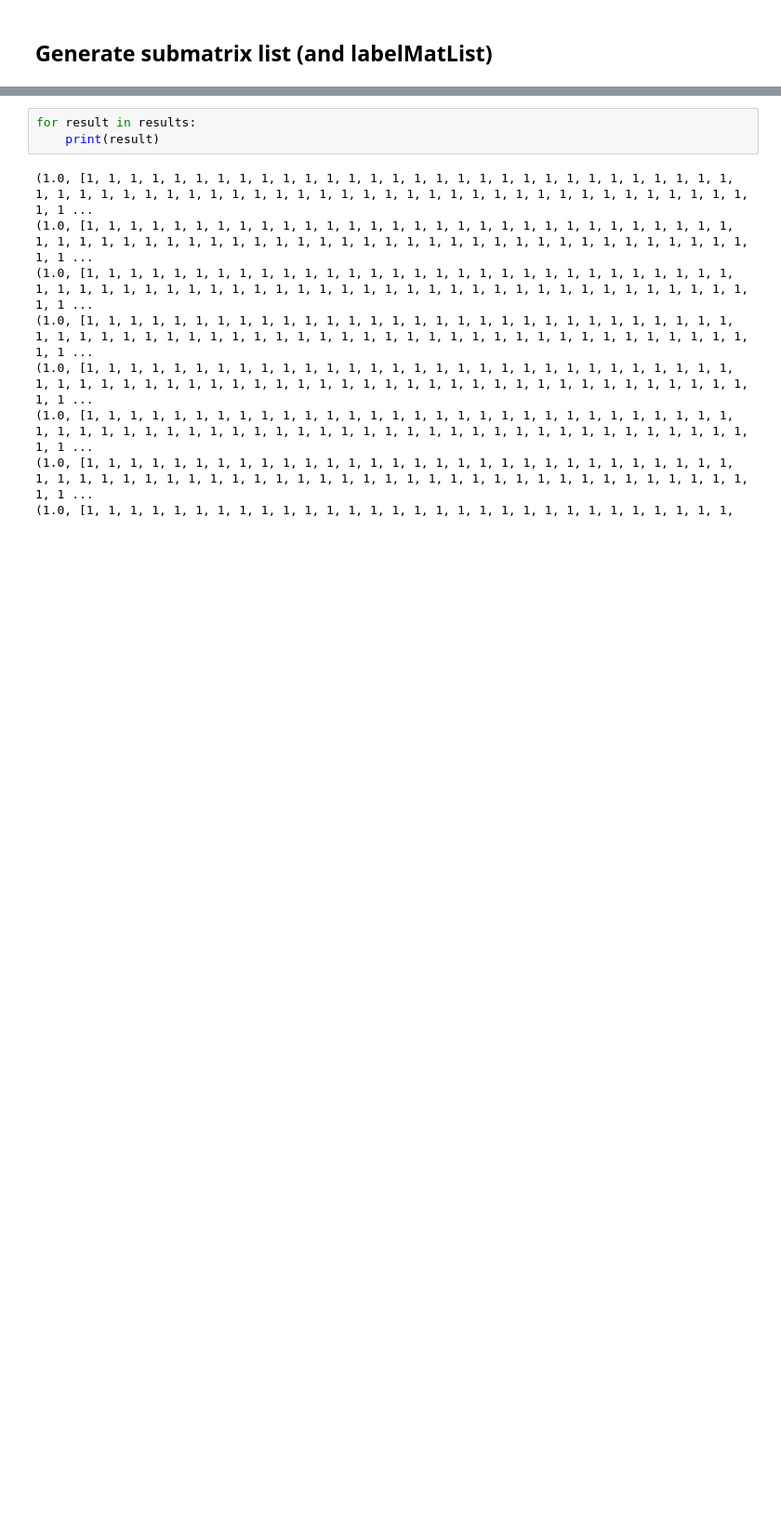
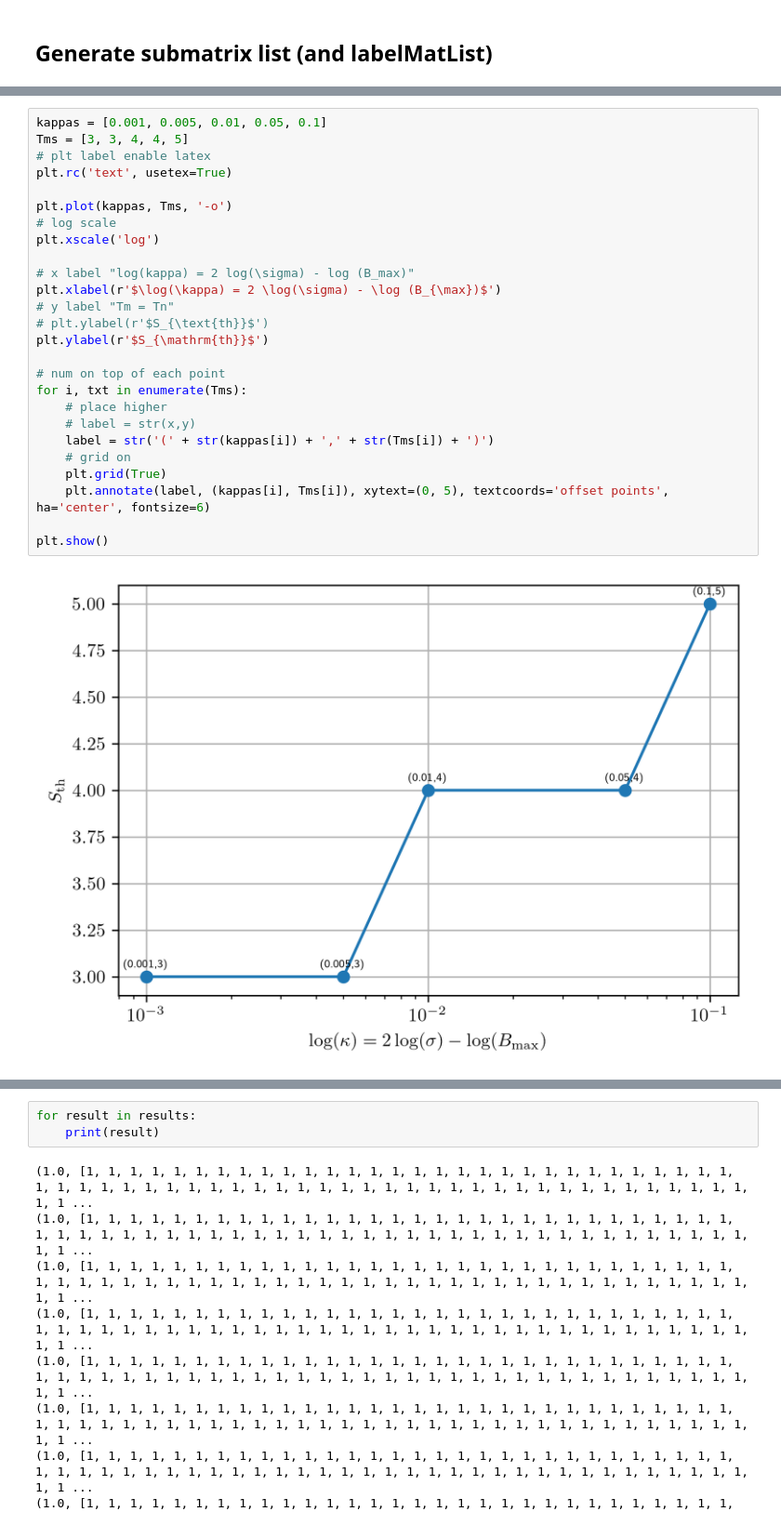
Before and after one commit to wzh4464/big_matrix_cocluster, a Jupyter notebook: main.ipynb, the cells around one changed output, grey strips where cells are left out. Shown at 93% size. Cells and saved outputs as stored; diff of their text form; blank space fills up the shorter version.

```diff
--- a/main.ipynb
+++ b/main.ipynb
@@ -163,3 +165,31 @@ timeA:  0.027274370193481445
 timeB:  1.5557212829589844
 timeA:  0.03046417236328125
 timeB:  1.5722737312316895
+# %%
+kappas = [0.001, 0.005, 0.01, 0.05, 0.1]
+Tms = [3, 3, 4, 4, 5]
+# plt label enable latex
+plt.rc('text', usetex=True)
+
+plt.plot(kappas, Tms, '-o')
+# log scale
+plt.xscale('log')
+
+# x label "log(kappa) = 2 log(\sigma) - log (B_max)"
+plt.xlabel(r'$\log(\kappa) = 2 \log(\sigma) - \log (B_{\max})$')
+# y label "Tm = Tn"
+# plt.ylabel(r'$S_{\text{th}}$')
+plt.ylabel(r'$S_{\mathrm{th}}$')
+
+# num on top of each point
+for i, txt in enumerate(Tms):
+    # place higher
+    # label = str(x,y)
+    label = str('(' + str(kappas[i]) + ',' + str(Tms[i]) + ')')
+    # grid on
+    plt.grid(True)
+    plt.annotate(label, (kappas[i], Tms[i]), xytext=(0, 5), textcoords='offset points', ha='center', fontsize=6)
+
+plt.show()
+# %% [output]
+[figure, added]
```
Also changed, not shown: parts of 4 cells of this notebook, 1 other file.
